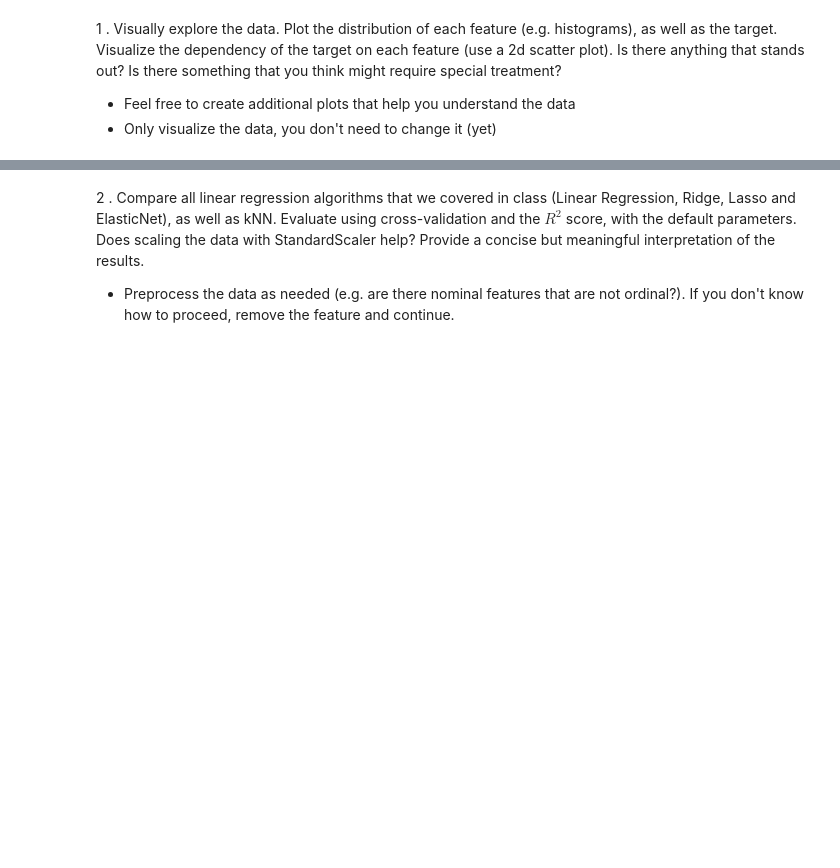
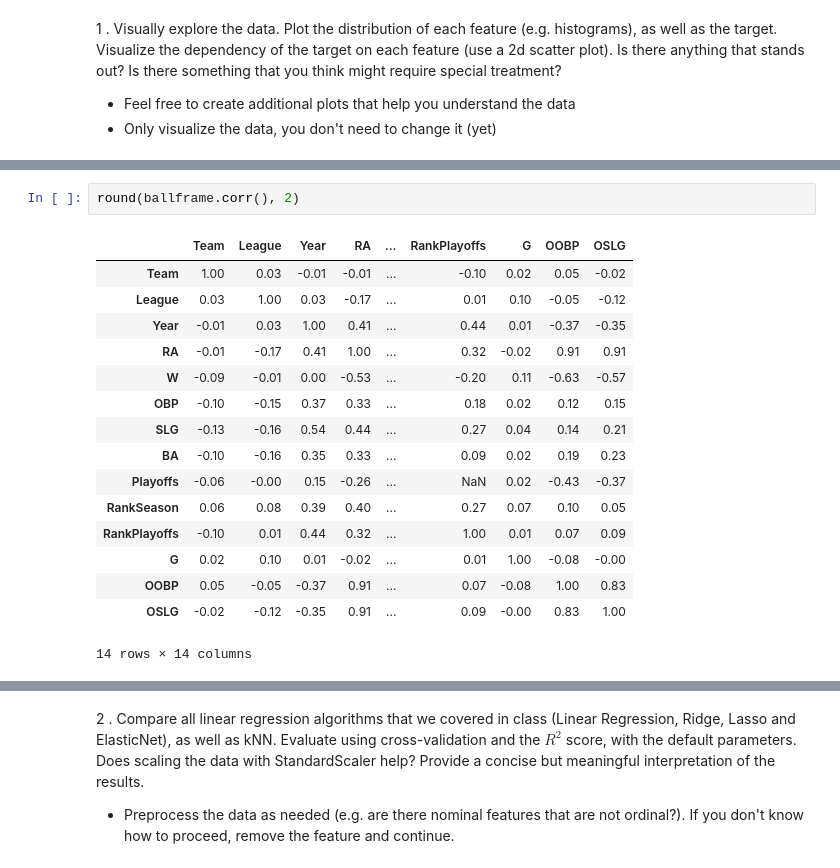
Before and after one commit to nvanson/The_foundation, a Jupyter notebook: Assignment1/Assignment 1_Niek.ipynb, the cells around one changed output, grey strips where cells are left out. Saved outputs shown, nothing was run; the diff lists cells and outputs as text; blank space fills up the shorter version.

```diff
--- a/Assignment1/Assignment 1_Niek.ipynb
+++ b/Assignment1/Assignment 1_Niek.ipynb
@@ -34,0 +48,19 @@ NameError: name 'oml' is not defined
+# %%
+round(ballframe.corr(), 2)
+# %% [output]
+|  | Team | League | Year | RA | ... | RankPlayoffs | G | OOBP | OSLG |
+| Team | 1.00 | 0.03 | -0.01 | -0.01 | ... | -0.10 | 0.02 | 0.05 | -0.02 |
+| League | 0.03 | 1.00 | 0.03 | -0.17 | ... | 0.01 | 0.10 | -0.05 | -0.12 |
+| Year | -0.01 | 0.03 | 1.00 | 0.41 | ... | 0.44 | 0.01 | -0.37 | -0.35 |
+| RA | -0.01 | -0.17 | 0.41 | 1.00 | ... | 0.32 | -0.02 | 0.91 | 0.91 |
+| W | -0.09 | -0.01 | 0.00 | -0.53 | ... | -0.20 | 0.11 | -0.63 | -0.57 |
+| OBP | -0.10 | -0.15 | 0.37 | 0.33 | ... | 0.18 | 0.02 | 0.12 | 0.15 |
+| SLG | -0.13 | -0.16 | 0.54 | 0.44 | ... | 0.27 | 0.04 | 0.14 | 0.21 |
+| BA | -0.10 | -0.16 | 0.35 | 0.33 | ... | 0.09 | 0.02 | 0.19 | 0.23 |
+| Playoffs | -0.06 | -0.00 | 0.15 | -0.26 | ... | NaN | 0.02 | -0.43 | -0.37 |
+| RankSeason | 0.06 | 0.08 | 0.39 | 0.40 | ... | 0.27 | 0.07 | 0.10 | 0.05 |
+| RankPlayoffs | -0.10 | 0.01 | 0.44 | 0.32 | ... | 1.00 | 0.01 | 0.07 | 0.09 |
+| G | 0.02 | 0.10 | 0.01 | -0.02 | ... | 0.01 | 1.00 | -0.08 | -0.00 |
+| OOBP | 0.05 | -0.05 | -0.37 | 0.91 | ... | 0.07 | -0.08 | 1.00 | 0.83 |
+| OSLG | -0.02 | -0.12 | -0.35 | 0.91 | ... | 0.09 | -0.00 | 0.83 | 1.00 |
+14 rows × 14 columns
```
Also changed, not shown: parts of 6 cells of this notebook.
